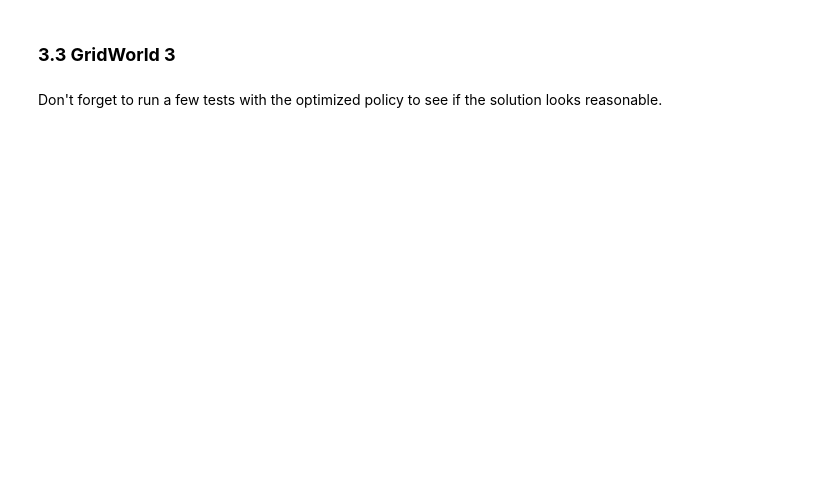
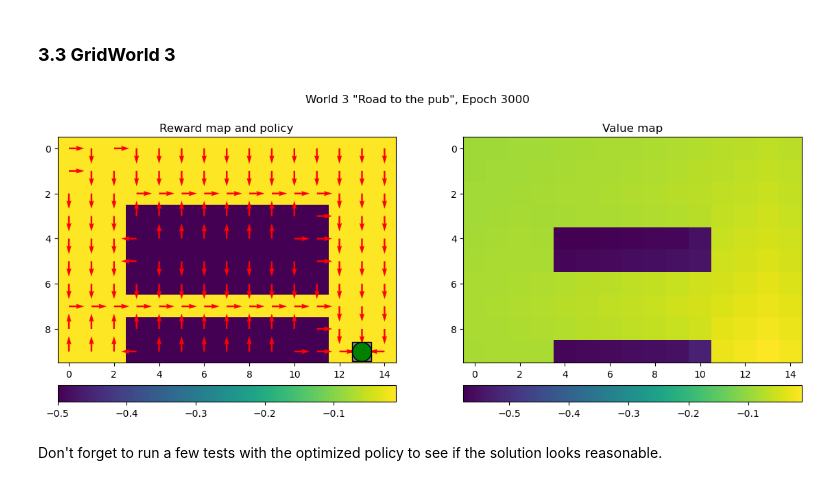
Before and after one commit to hugo-morvan/Neural_Networks, a Jupyter notebook: LabCode/A4_Reinforcement/QLearning.ipynb, the cells around one changed output. Drawn from its saved outputs; the diff is of its cells as text; code cells hidden in the pictures; blank space fills up the shorter version.

```diff
--- a/LabCode/A4_Reinforcement/QLearning.ipynb
+++ b/LabCode/A4_Reinforcement/QLearning.ipynb
@@ -296,13 +319,15 @@ QLearningTest(W=W2, Q=Q2, params={"Epochs": 5, "MaxSteps": 100})
 # %%
 W3 = GridWorld(3)
 
 # --------------------------------------------
 # === Your code here =========================
 # --------------------------------------------
 
-Q3 = QLearning(W3, params={"LR": ???, "Gamma": ???, "Eps": ???, "Epochs": ???, "MaxSteps": 200, "DrawInterval": 100})
+Q3 = QLearning(W3, params={"LR": 0.9, "Gamma": 0.9, "Eps": 0.7, "Epochs": 3000, "MaxSteps": 200, "DrawInterval": 100})
 
 # ============================================
+# %% [output]
+[figure, added]
 # %% [markdown]
 Don't forget to run a few tests with the optimized policy to see if the solution looks reasonable.
 # %%
```
Also changed, not shown: parts of 36 cells of this notebook, 1 other file.
